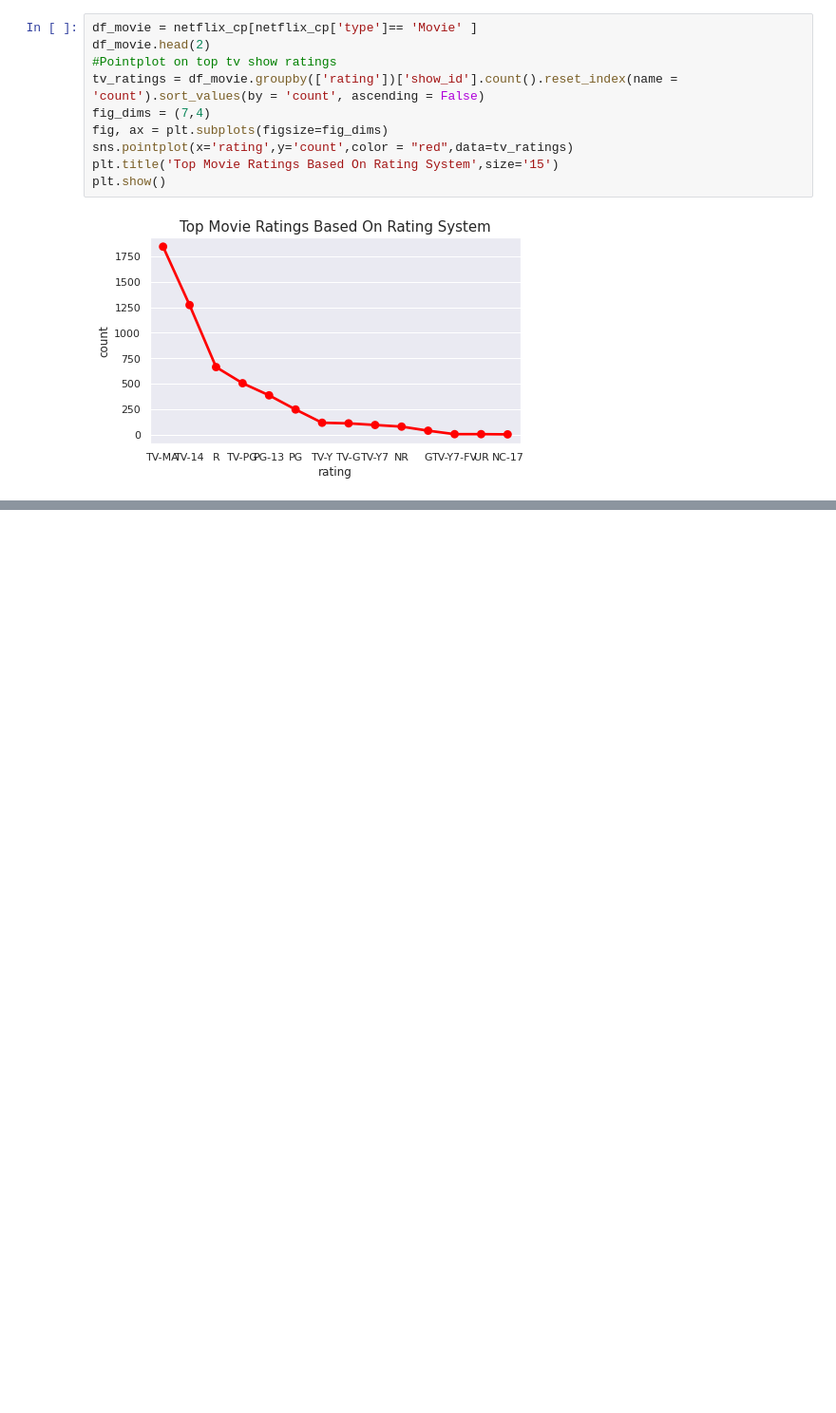
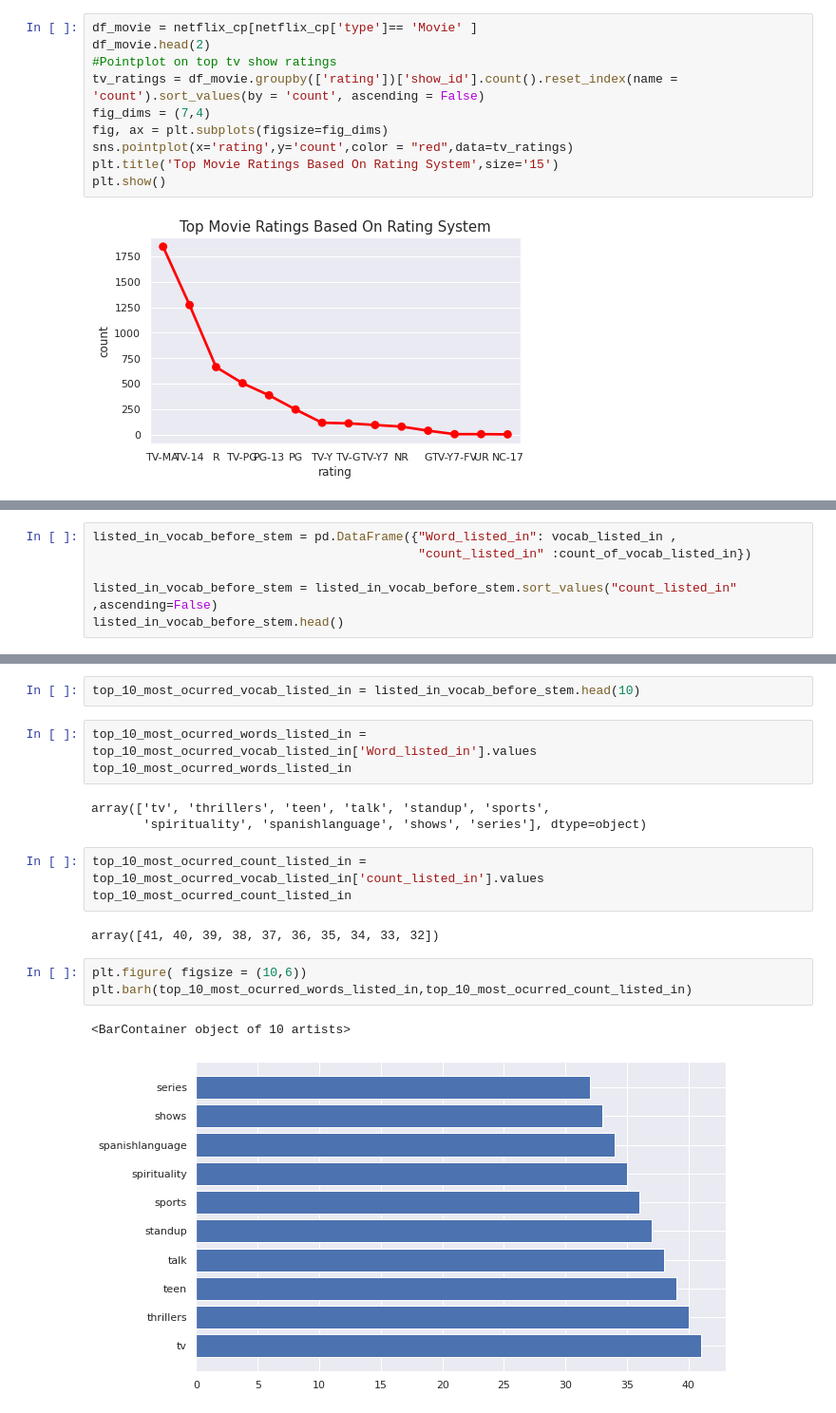
Before and after one commit to techsidh/netflix-movie-and-tv-shows-clustering, a Jupyter notebook: Capstone_Project_NETFLIX_MOVIE_AND_TV_SHOWS_CLUSTERINg.ipynb, the cells around one changed output, grey strips where cells are left out. Shown at 95% size. Cells and saved outputs as stored; diff of their text form; blank space fills up the shorter version.

```diff
--- a/Capstone_Project_NETFLIX_MOVIE_AND_TV_SHOWS_CLUSTERINg.ipynb
+++ b/Capstone_Project_NETFLIX_MOVIE_AND_TV_SHOWS_CLUSTERINg.ipynb
@@ -533,0 +826,6 @@ plt.show()
+# %%
+listed_in_vocab_before_stem = pd.DataFrame({"Word_listed_in": vocab_listed_in ,
+                                            "count_listed_in" :count_of_vocab_listed_in})
+
+listed_in_vocab_before_stem = listed_in_vocab_before_stem.sort_values("count_listed_in" ,ascending=False)
+listed_in_vocab_before_stem.head()
@@ -533,0 +839,19 @@ plt.show()
+# %%
+top_10_most_ocurred_vocab_listed_in = listed_in_vocab_before_stem.head(10)
+# %%
+top_10_most_ocurred_words_listed_in = top_10_most_ocurred_vocab_listed_in['Word_listed_in'].values
+top_10_most_ocurred_words_listed_in
+# %% [output]
+array(['tv', 'thrillers', 'teen', 'talk', 'standup', 'sports',
+       'spirituality', 'spanishlanguage', 'shows', 'series'], dtype=object)
+# %%
+top_10_most_ocurred_count_listed_in = top_10_most_ocurred_vocab_listed_in['count_listed_in'].values
+top_10_most_ocurred_count_listed_in
+# %% [output]
+array([41, 40, 39, 38, 37, 36, 35, 34, 33, 32])
+# %%
+plt.figure( figsize = (10,6))
+plt.barh(top_10_most_ocurred_words_listed_in,top_10_most_ocurred_count_listed_in)
+# %% [output]
+<BarContainer object of 10 artists>
+[figure, added]
```
Also changed, not shown: parts of 53 cells of this notebook.
